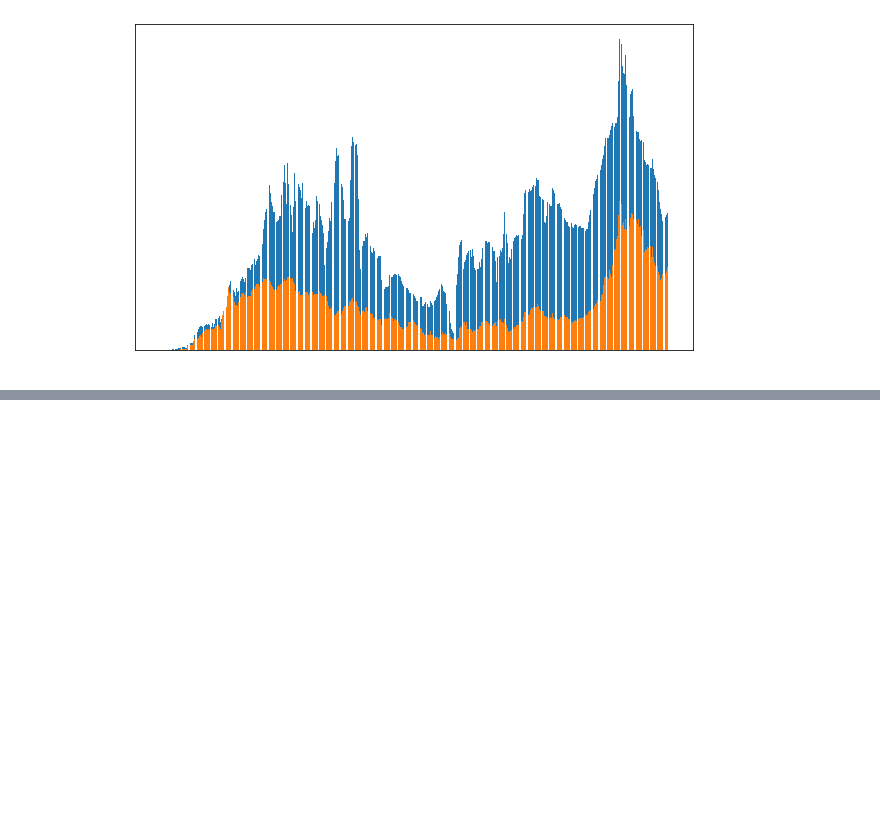
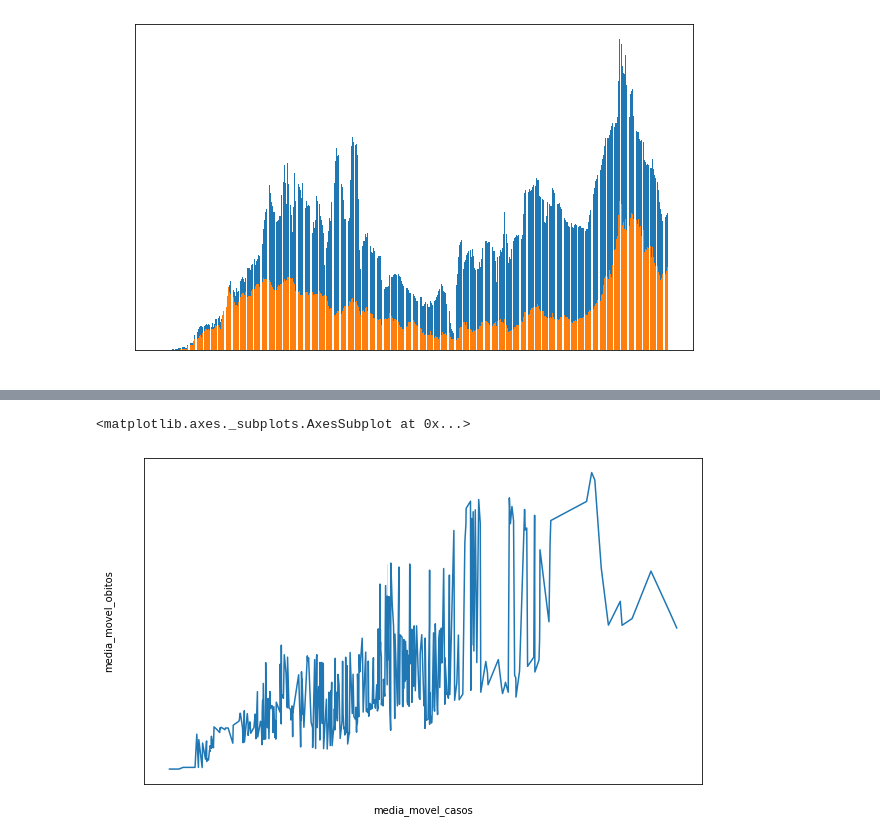
Before and after one commit to ViniciusCastillo/Aprendendo, a Jupyter notebook: BootcampAlura_Modulo3_Aula1.ipynb, the cells around one changed output, grey strips where cells are left out. Cells and saved outputs as stored; diff of their text form; code cells hidden in the pictures; blank space fills up the shorter version.

```diff
--- a/BootcampAlura_Modulo3_Aula1.ipynb
+++ b/BootcampAlura_Modulo3_Aula1.ipynb
@@ -132,0 +170,5 @@ plt.bar(dados_sp["datahora"], dados_sp["media_movel_obitos"]*10)
+# %%
+sns.lineplot(x="media_movel_casos",y=dados_sp["media_movel_obitos"].shift(10),data=dados_sp)
+# %% [output]
+<matplotlib.axes._subplots.AxesSubplot at 0x...>
+[figure, added]
```
Also changed, not shown: parts of 13 cells of this notebook.
